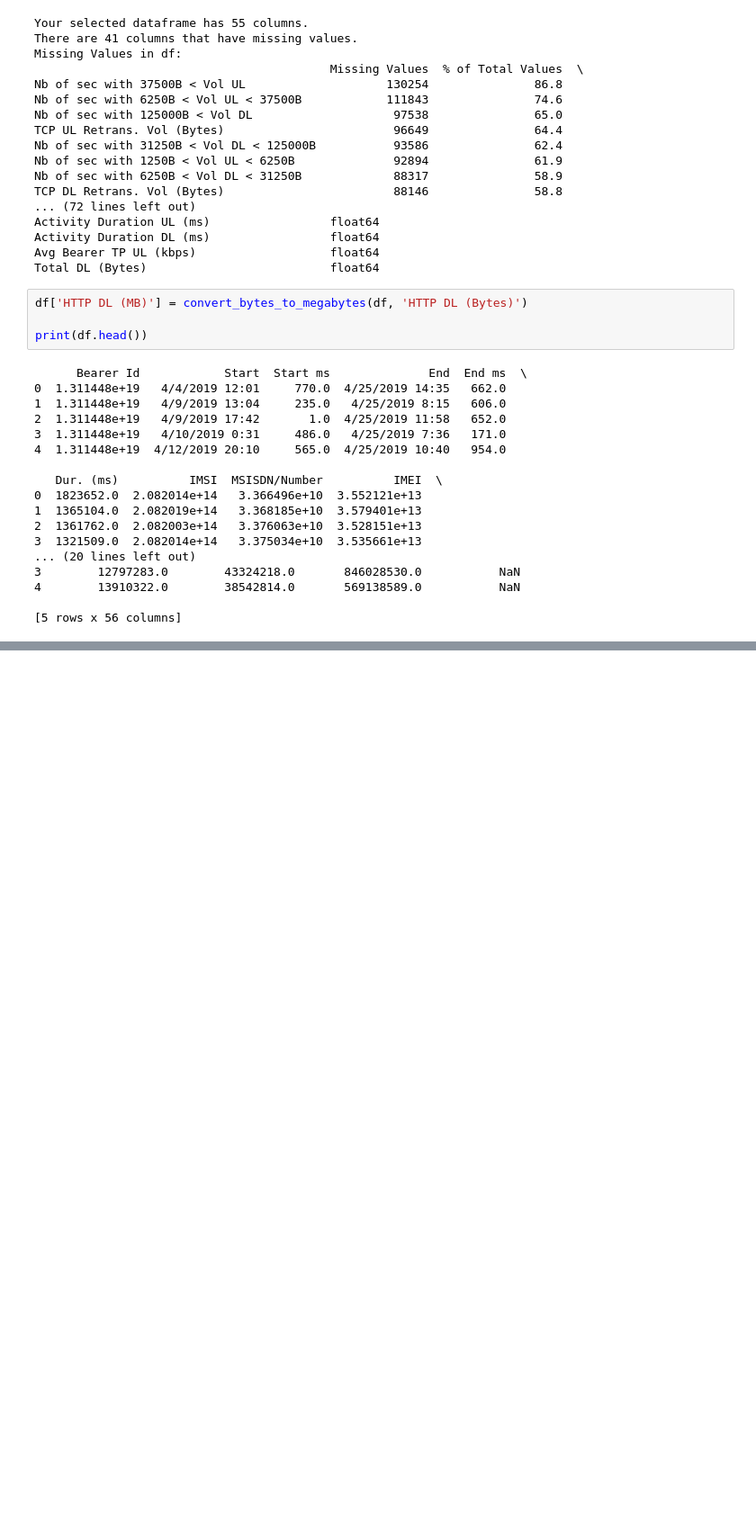
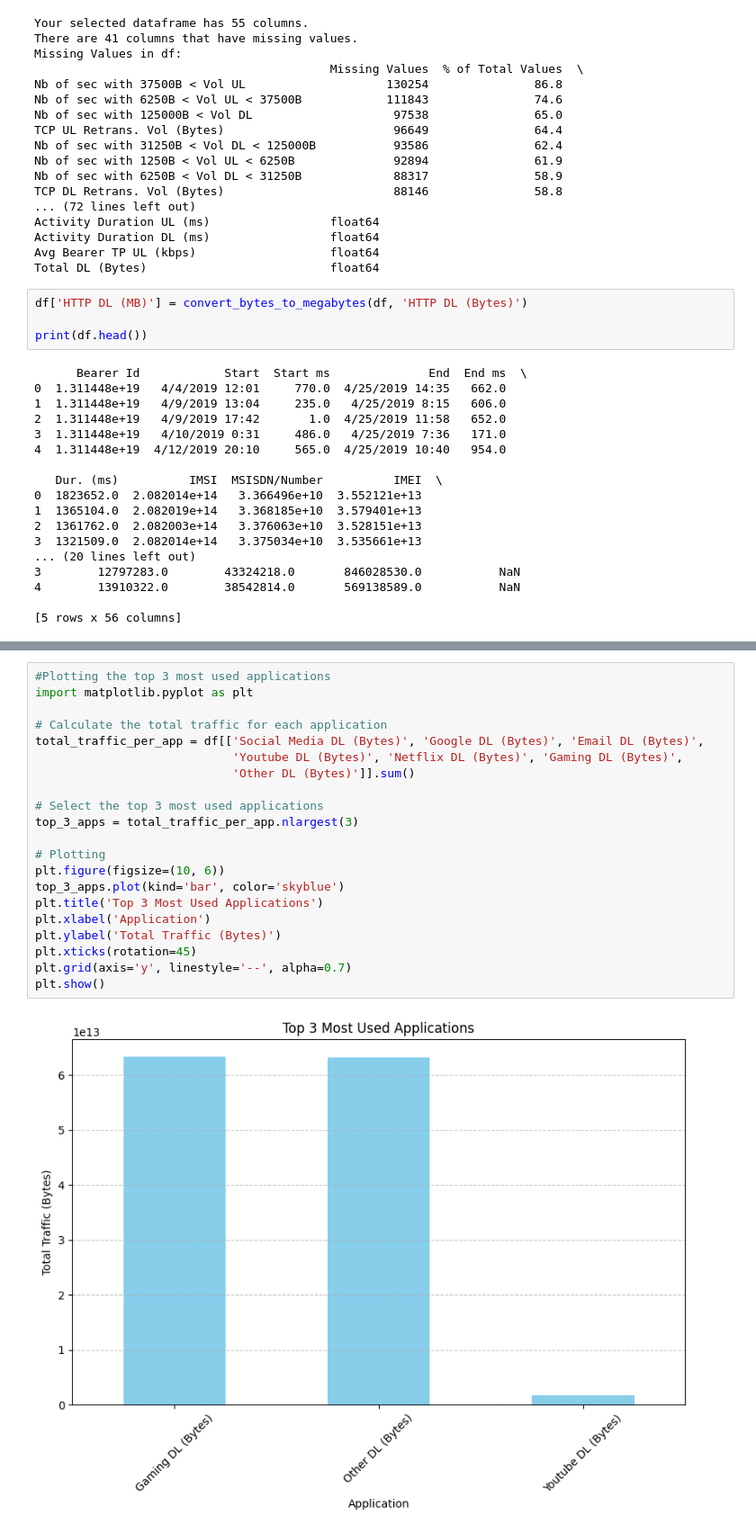
Before and after one commit to juniorworku/telecom-user-behavior-analysis, a Jupyter notebook: notebooks/user_engage_analysis.ipynb, the cells around one changed output, grey strips where cells are left out. Shown: that part at 90% size. Drawn from its saved outputs; the diff is of its cells as text; blank space fills up the shorter version.

```diff
--- a/notebooks/user_engage_analysis.ipynb
+++ b/notebooks/user_engage_analysis.ipynb
@@ -184,0 +268,23 @@ print(normalized_engagement_data)
+# %%
+#Plotting the top 3 most used applications
+import matplotlib.pyplot as plt
+
+# Calculate the total traffic for each application
+total_traffic_per_app = df[['Social Media DL (Bytes)', 'Google DL (Bytes)', 'Email DL (Bytes)',
+                            'Youtube DL (Bytes)', 'Netflix DL (Bytes)', 'Gaming DL (Bytes)',
+                            'Other DL (Bytes)']].sum()
+
+# Select the top 3 most used applications
+top_3_apps = total_traffic_per_app.nlargest(3)
+
+# Plotting
+plt.figure(figsize=(10, 6))
+top_3_apps.plot(kind='bar', color='skyblue')
+plt.title('Top 3 Most Used Applications')
+plt.xlabel('Application')
+plt.ylabel('Total Traffic (Bytes)')
+plt.xticks(rotation=45)
+plt.grid(axis='y', linestyle='--', alpha=0.7)
+plt.show()
+# %% [output]
+[figure, added]
```
Also changed, not shown: parts of 5 cells of this notebook.
